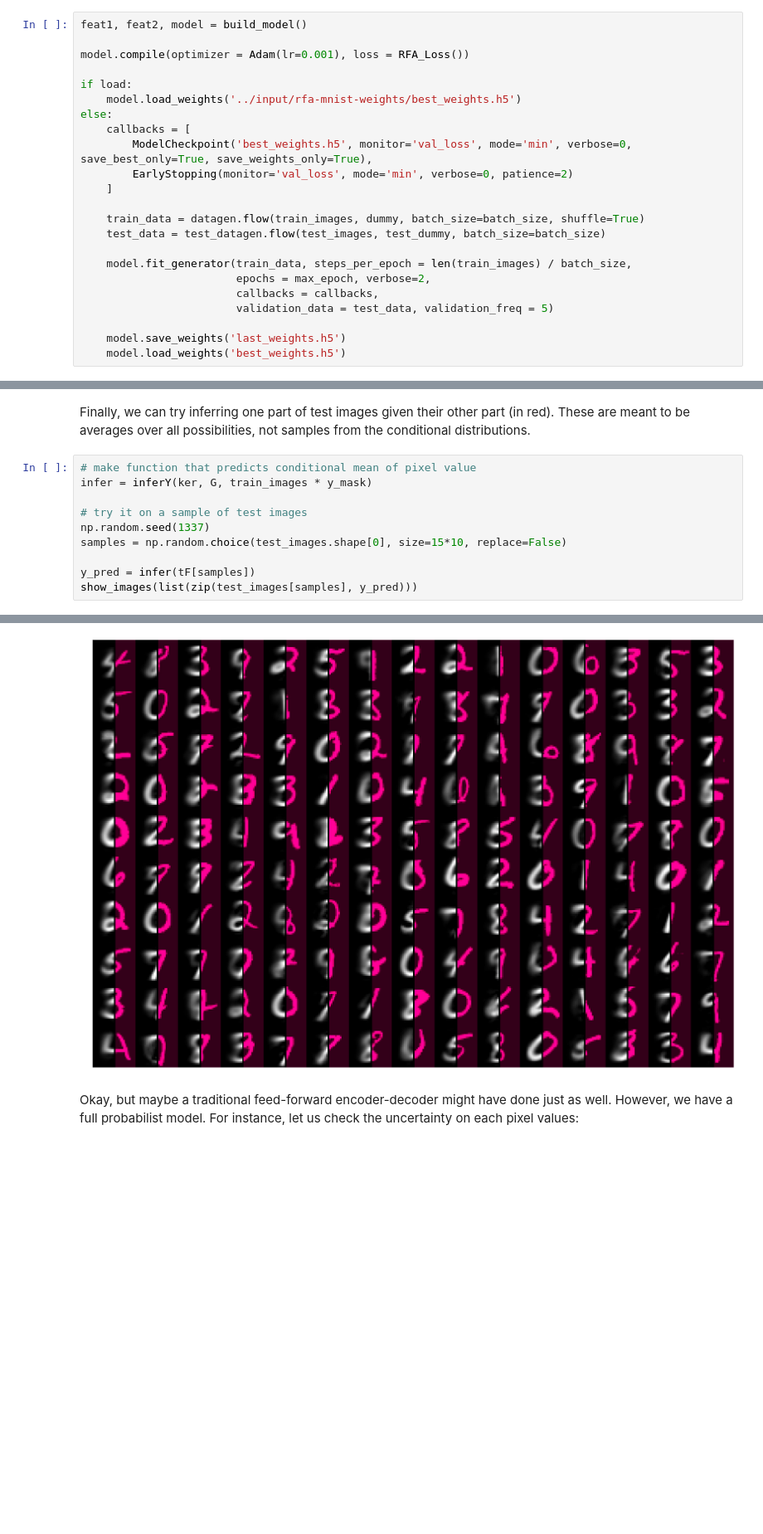
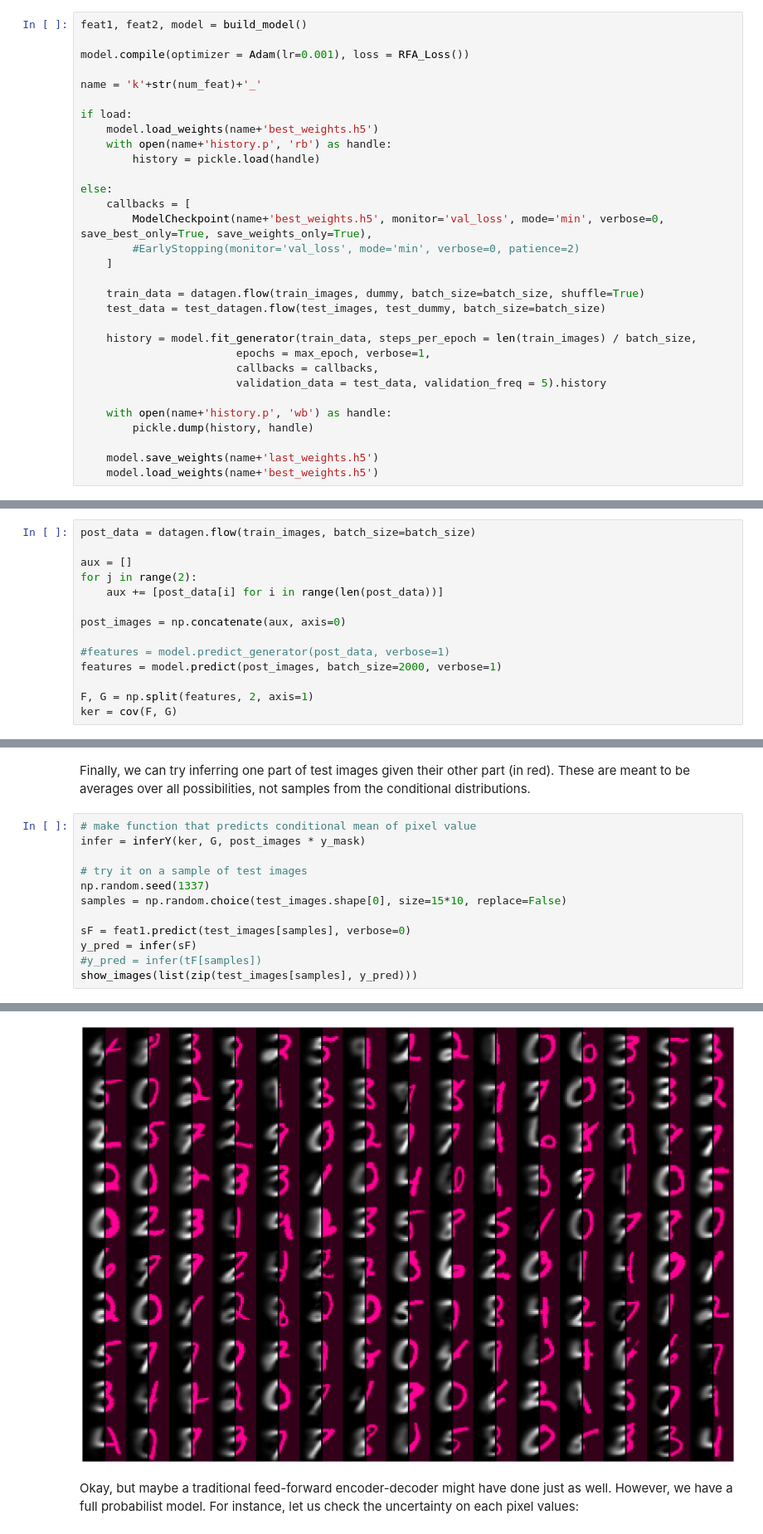
Before and after one commit to cbeny/RFA, a Jupyter notebook: occlusion.ipynb, the cells around one changed output, grey strips where cells are left out. Shown at 83% size. Drawn from its saved outputs; the diff is of its cells as text; blank space fills up the shorter version.

```diff
--- a/occlusion.ipynb
+++ b/occlusion.ipynb
@@ -235,21 +229,29 @@ feat1, feat2, model = build_model()
 
 model.compile(optimizer = Adam(lr=0.001), loss = RFA_Loss())
 
+name = 'k'+str(num_feat)+'_'
+
 if load:
-    model.load_weights('../input/rfa-mnist-weights/best_weights.h5')
+    model.load_weights(name+'best_weights.h5')
+    with open(name+'history.p', 'rb') as handle:
+        history = pickle.load(handle)
+
 else:
     callbacks = [
-        ModelCheckpoint('best_weights.h5', monitor='val_loss', mode='min', verbose=0, save_best_only=True, save_weights_only=True),
-        EarlyStopping(monitor='val_loss', mode='min', verbose=0, patience=2)
+        ModelCheckpoint(name+'best_weights.h5', monitor='val_loss', mode='min', verbose=0, save_best_only=True, save_weights_only=True),
+        #EarlyStopping(monitor='val_loss', mode='min', verbose=0, patience=2)
     ]
 
     train_data = datagen.flow(train_images, dummy, batch_size=batch_size, shuffle=True)
     test_data = test_datagen.flow(test_images, test_dummy, batch_size=batch_size)
 
-    model.fit_generator(train_data, steps_per_epoch = len(train_images) / batch_size,
-                        epochs = max_epoch, verbose=2,
+    history = model.fit_generator(train_data, steps_per_epoch = len(train_images) / batch_size,
+                        epochs = max_epoch, verbose=1,
                         callbacks = callbacks,
-                        validation_data = test_data, validation_freq = 5)
+                        validation_data = test_data, validation_freq = 5).history
 
-    model.save_weights('last_weights.h5')
-    model.load_weights('best_weights.h5')
+    with open(name+'history.p', 'wb') as handle:
+        pickle.dump(history, handle)
+
+    model.save_weights(name+'last_weights.h5')
+    model.load_weights(name+'best_weights.h5')
@@ -282,0 +271,14 @@ ker = cov(F, G)
+# %%
+post_data = datagen.flow(train_images, batch_size=batch_size)
+
+aux = []
+for j in range(2):
+    aux += [post_data[i] for i in range(len(post_data))]
+
+post_images = np.concatenate(aux, axis=0)
+
+#features = model.predict_generator(post_data, verbose=1)
+features = model.predict(post_images, batch_size=2000, verbose=1)
+
+F, G = np.split(features, 2, axis=1)
+ker = cov(F, G)
@@ -305,12 +337,14 @@ plt.plot(np.abs(singvals(tker)));
 Finally, we can try inferring one part of test images given their other part (in red). These are meant to be averages over all possibilities, not samples from the conditional distributions.
 # %%
 # make function that predicts conditional mean of pixel value
-infer = inferY(ker, G, train_images * y_mask)
+infer = inferY(ker, G, post_images * y_mask)
 
 # try it on a sample of test images
 np.random.seed(1337)
 samples = np.random.choice(test_images.shape[0], size=15*10, replace=False)
 
-y_pred = infer(tF[samples])
+sF = feat1.predict(test_images[samples], verbose=0)
+y_pred = infer(sF)
+#y_pred = infer(tF[samples])
 show_images(list(zip(test_images[samples], y_pred)))
 # %% [output]
@@ -317,4 +352,4 @@ show_images(list(zip(test_images[samples], y_pred)))
-[figure, old version]
+[figure, new version]
 # %% [markdown]
 Okay, but maybe a traditional feed-forward encoder-decoder might have done just as well. However, we have a full probabilist model. For instance, let us check the uncertainty on each pixel values:
 # %%
```
Also changed, not shown: parts of 15 cells of this notebook.
